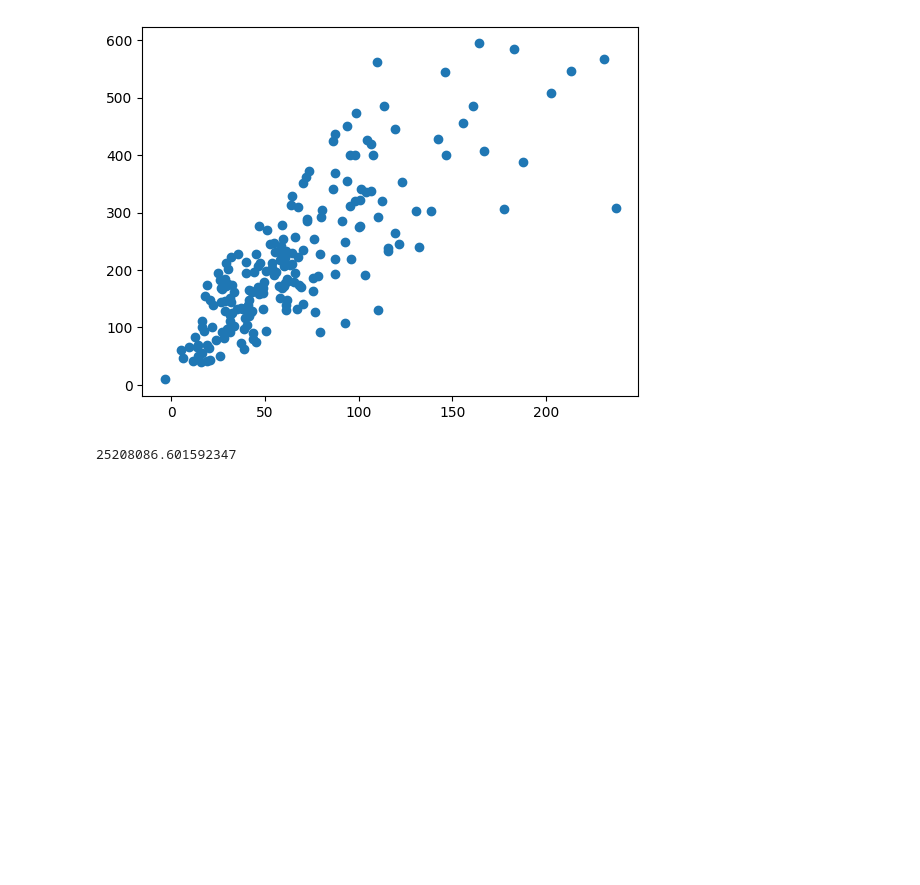
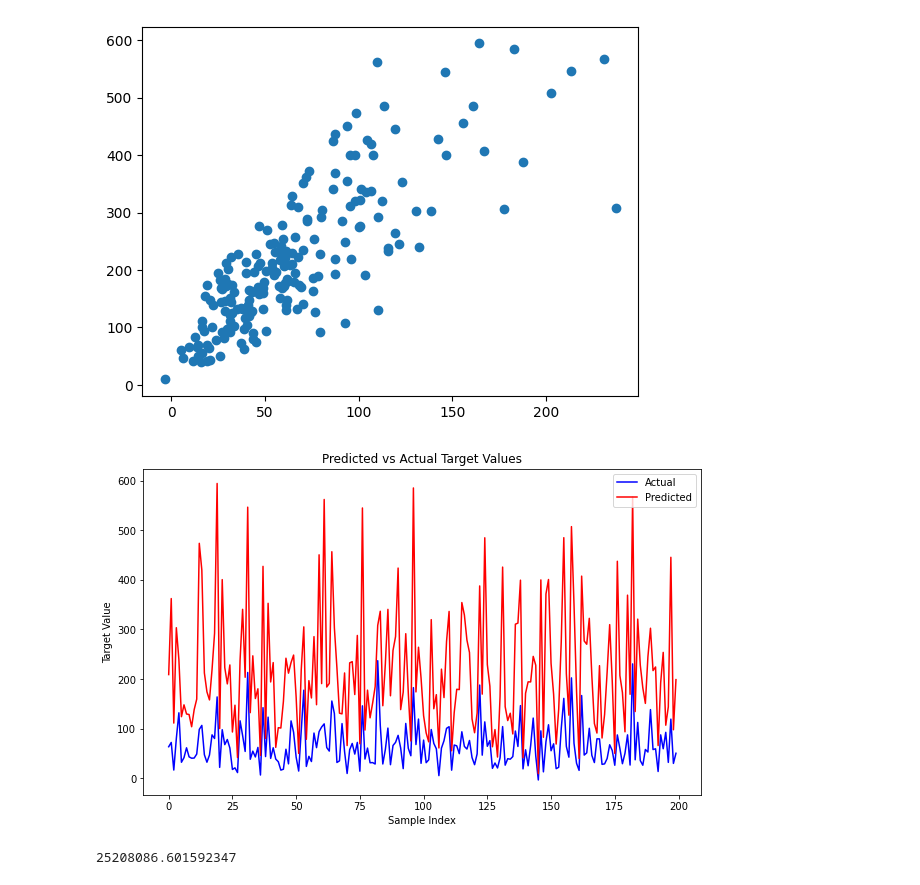
Before and after one commit to itsatefe/Machine-Learning, a Jupyter notebook: HW4/ML_HW4.ipynb, the cells around one changed output. Saved outputs shown, nothing was run; the diff lists cells and outputs as text; code cells hidden in the pictures; blank space fills up the shorter version.

```diff
--- a/HW4/ML_HW4.ipynb
+++ b/HW4/ML_HW4.ipynb
@@ -318,6 +323,11 @@ plt.scatter(val_labels, klr.predict(val_data))
 # %% [output]
 <matplotlib.collections.PathCollection at 0x...>
 [figure]
+# %%
+predicted_labels = klr.predict(val_data)
+plot_labels(val_labels,predicted_labels)
+# %% [output]
+[figure, added]
 # %%
 klr = KernelLinearRegression(kernel = 'linear')
 klr.fit(train_data, train_labels)
```
Also changed, not shown: parts of 10 cells of this notebook.
